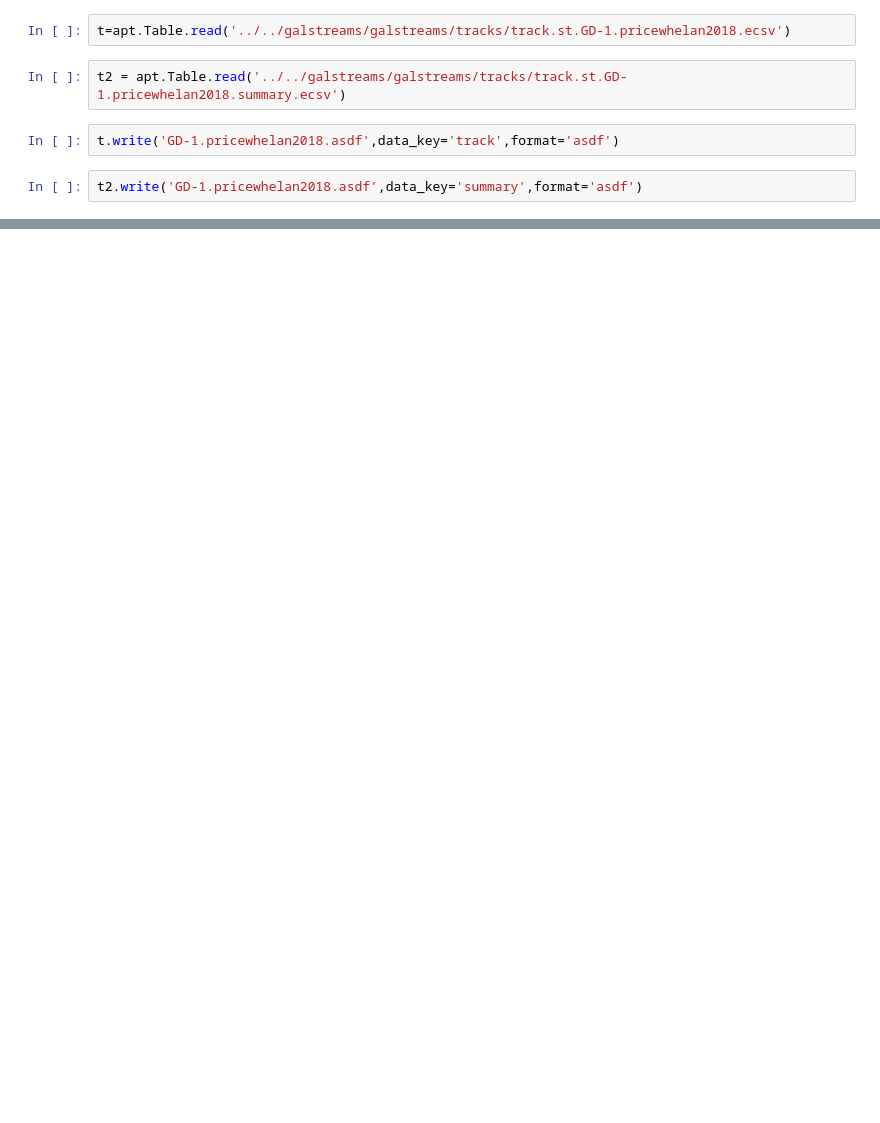
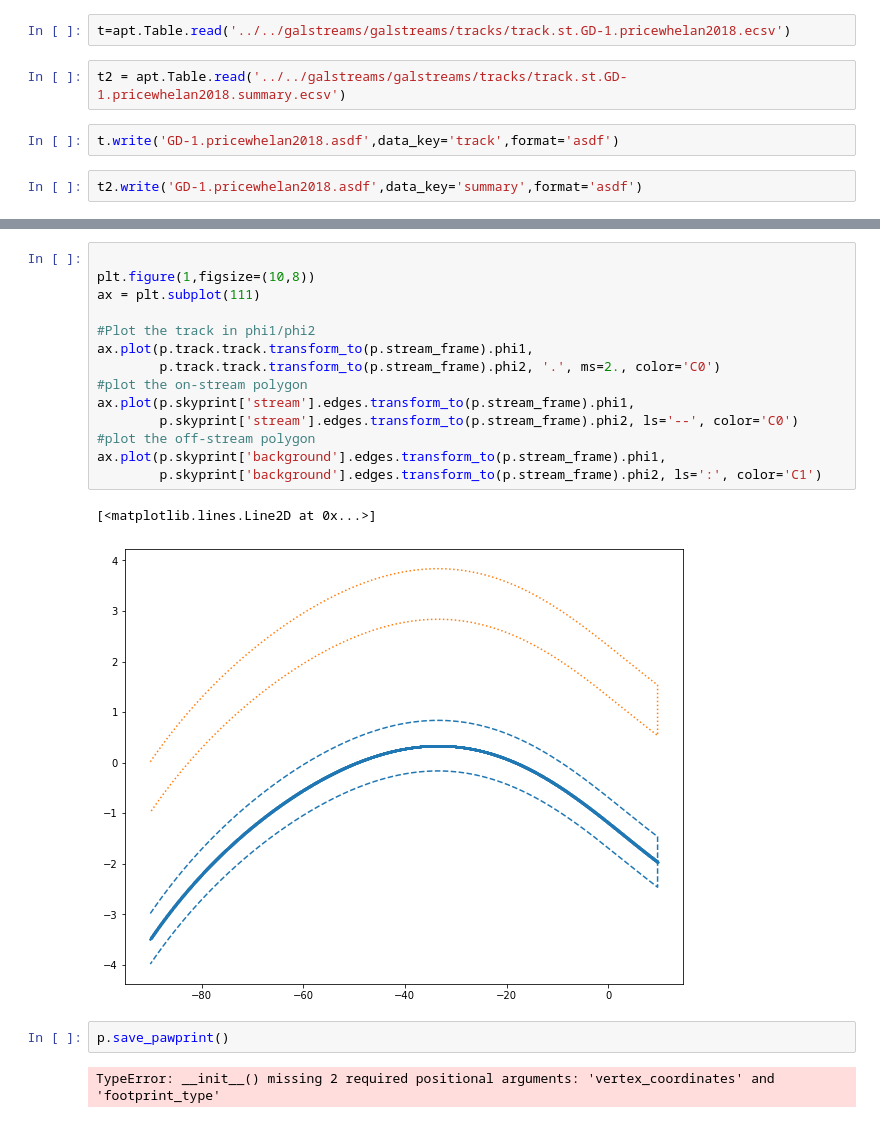
Before and after one commit to stellarstreams/cats, a Jupyter notebook: datamodel/IO tests.ipynb, the cells around one changed output, grey strips where cells are left out. Cells and saved outputs as stored; diff of their text form; blank space fills up the shorter version.

```diff
--- a/datamodel/IO tests.ipynb
+++ b/datamodel/IO tests.ipynb
@@ -38,0 +256,21 @@ Table length=9981
+# %%
+
+plt.figure(1,figsize=(10,8))
+ax = plt.subplot(111)
+
+#Plot the track in phi1/phi2
+ax.plot(p.track.track.transform_to(p.stream_frame).phi1,
+        p.track.track.transform_to(p.stream_frame).phi2, '.', ms=2., color='C0')
+#plot the on-stream polygon
+ax.plot(p.skyprint['stream'].edges.transform_to(p.stream_frame).phi1,
+        p.skyprint['stream'].edges.transform_to(p.stream_frame).phi2, ls='--', color='C0')
+#plot the off-stream polygon
+ax.plot(p.skyprint['background'].edges.transform_to(p.stream_frame).phi1,
+        p.skyprint['background'].edges.transform_to(p.stream_frame).phi2, ls=':', color='C1')
+# %% [output]
+[<matplotlib.lines.Line2D at 0x...>]
+[figure, added]
+# %%
+p.save_pawprint()
+# %% [output]
+TypeError: __init__() missing 2 required positional arguments: 'vertex_coordinates' and 'footprint_type'
```
Also changed, not shown: parts of 20 cells of this notebook, 1 other file.
